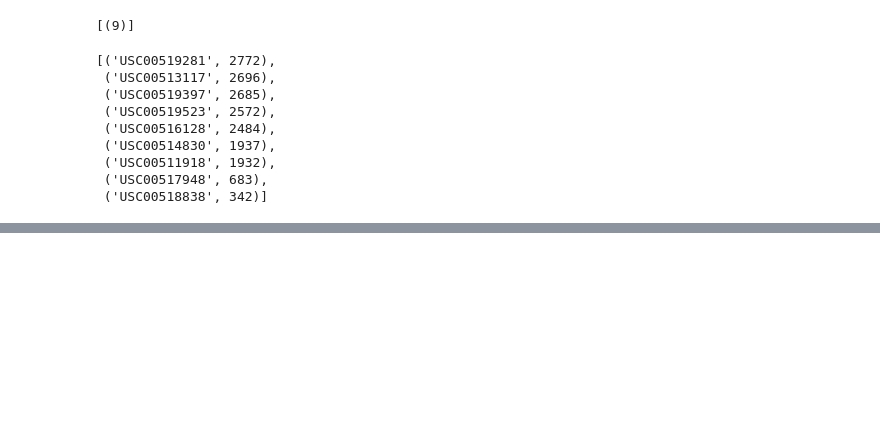
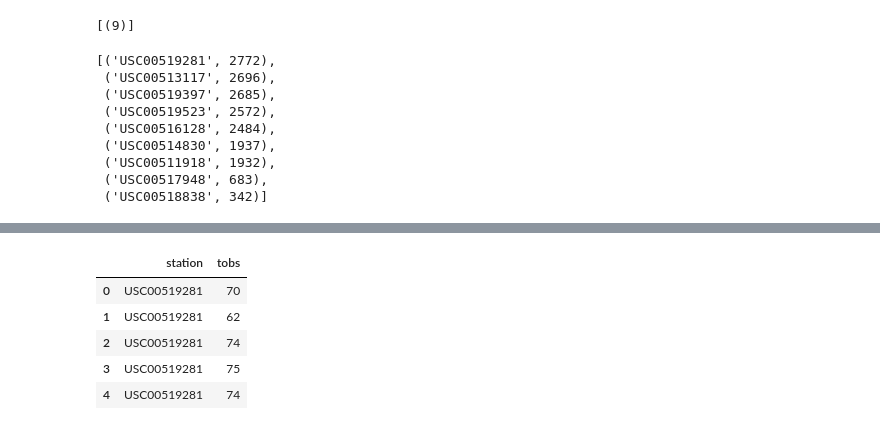
Before and after one commit to sinancengiz/data_storage_retrieval, a Jupyter notebook: climate_analysis.ipynb, the cells around one changed output, grey strips where cells are left out. Saved outputs shown, nothing was run; the diff lists cells and outputs as text; code cells hidden in the pictures; blank space fills up the shorter version.

```diff
--- a/climate_analysis.ipynb
+++ b/climate_analysis.ipynb
@@ -163,0 +163,11 @@ last_12_mount_tobs_df = pd.DataFrame(measurement_results, columns=['date', 'tobs
+# %%
+last_12_mount_tobs = session.query(Measurement.station, Measurement.tobs).filter(Measurement.station == "USC00519281").all()
+last_12_mount_tobs_df = pd.DataFrame(last_12_mount_tobs, columns=['station', 'tobs'])
+last_12_mount_tobs_df.head()
+# %% [output]
+|  | station | tobs |
+| 0 | USC00519281 | 70 |
+| 1 | USC00519281 | 62 |
+| 2 | USC00519281 | 74 |
+| 3 | USC00519281 | 75 |
+| 4 | USC00519281 | 74 |
```
Also changed, not shown: parts of 8 cells of this notebook.
